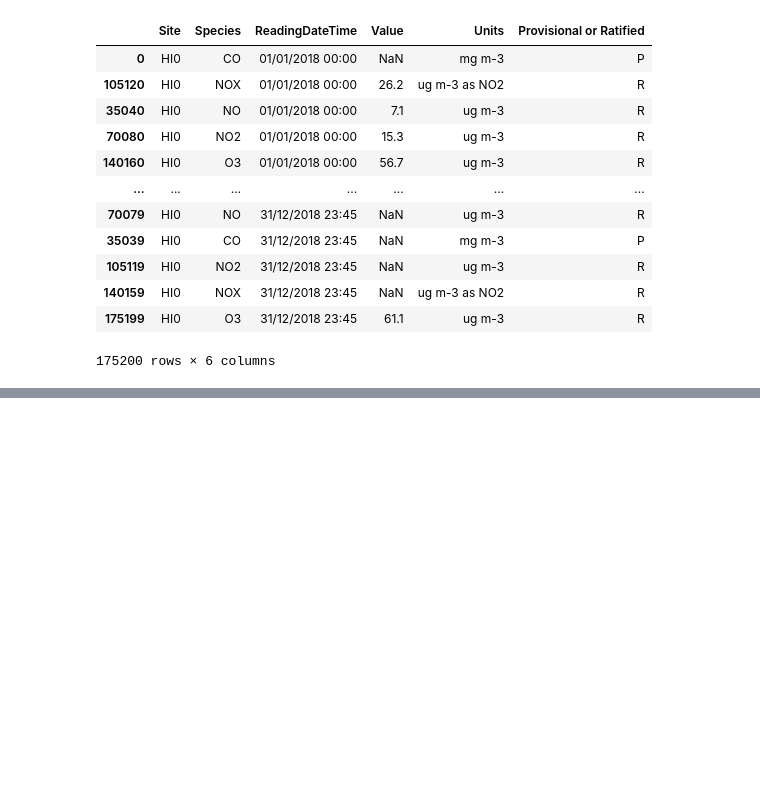
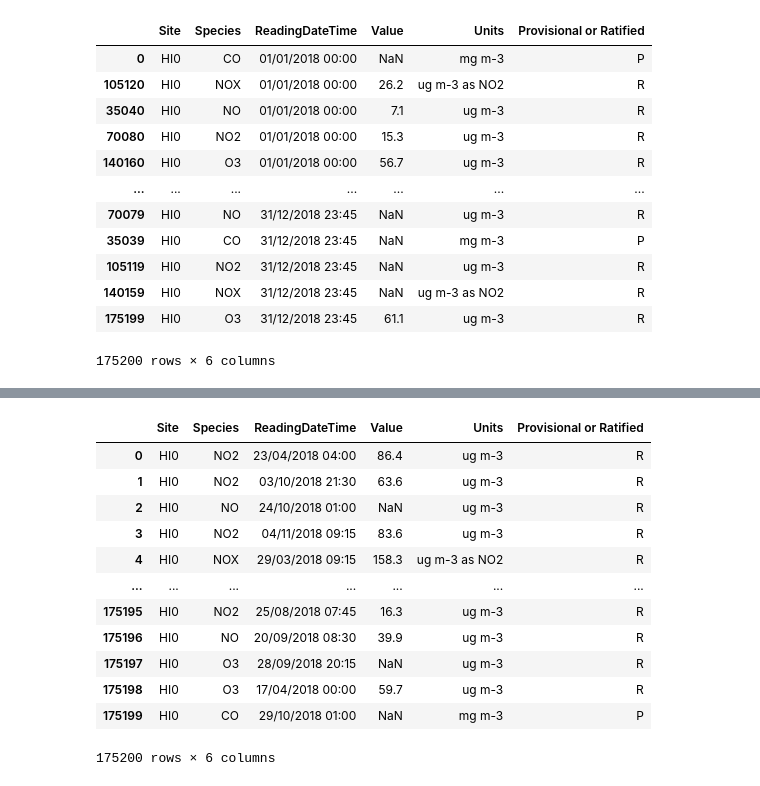
Before and after one commit to OtaSteven/CSC177_Proj, a Jupyter notebook: data_process/data_preprocessing_3.ipynb, the cells around one changed output, grey strips where cells are left out. Drawn from its saved outputs; the diff is of its cells as text; code cells hidden in the pictures; blank space fills up the shorter version.

```diff
--- a/data_process/data_preprocessing_3.ipynb
+++ b/data_process/data_preprocessing_3.ipynb
@@ -140,0 +161,23 @@ Number of rows after discarding missing values = 0
+# %%
+#SHUFFLING DATAFRAME
+
+#np.random.seed(30) # Uncomment this line to get the same shuffle each time
+
+df = df.reindex(np.random.permutation(df.index))
+df.reset_index(inplace=True, drop=True)
+# use inplace=False
+df
+# %% [output]
+|  | Site | Species | ReadingDateTime | Value | Units | Provisional or Ratified |
+| 0 | HI0 | NO2 | 23/04/2018 04:00 | 86.4 | ug m-3 | R |
+| 1 | HI0 | NO2 | 03/10/2018 21:30 | 63.6 | ug m-3 | R |
+| 2 | HI0 | NO | 24/10/2018 01:00 | NaN | ug m-3 | R |
+| 3 | HI0 | NO2 | 04/11/2018 09:15 | 83.6 | ug m-3 | R |
+| 4 | HI0 | NOX | 29/03/2018 09:15 | 158.3 | ug m-3 as NO2 | R |
+| ... | ... | ... | ... | ... | ... | ... |
+| 175195 | HI0 | NO2 | 25/08/2018 07:45 | 16.3 | ug m-3 | R |
+| 175196 | HI0 | NO | 20/09/2018 08:30 | 39.9 | ug m-3 | R |
+| 175197 | HI0 | O3 | 28/09/2018 20:15 | NaN | ug m-3 | R |
+| 175198 | HI0 | O3 | 17/04/2018 00:00 | 59.7 | ug m-3 | R |
+| 175199 | HI0 | CO | 29/10/2018 01:00 | NaN | mg m-3 | P |
+175200 rows × 6 columns
```
Also changed, not shown: parts of 12 cells of this notebook, 5 other files.
